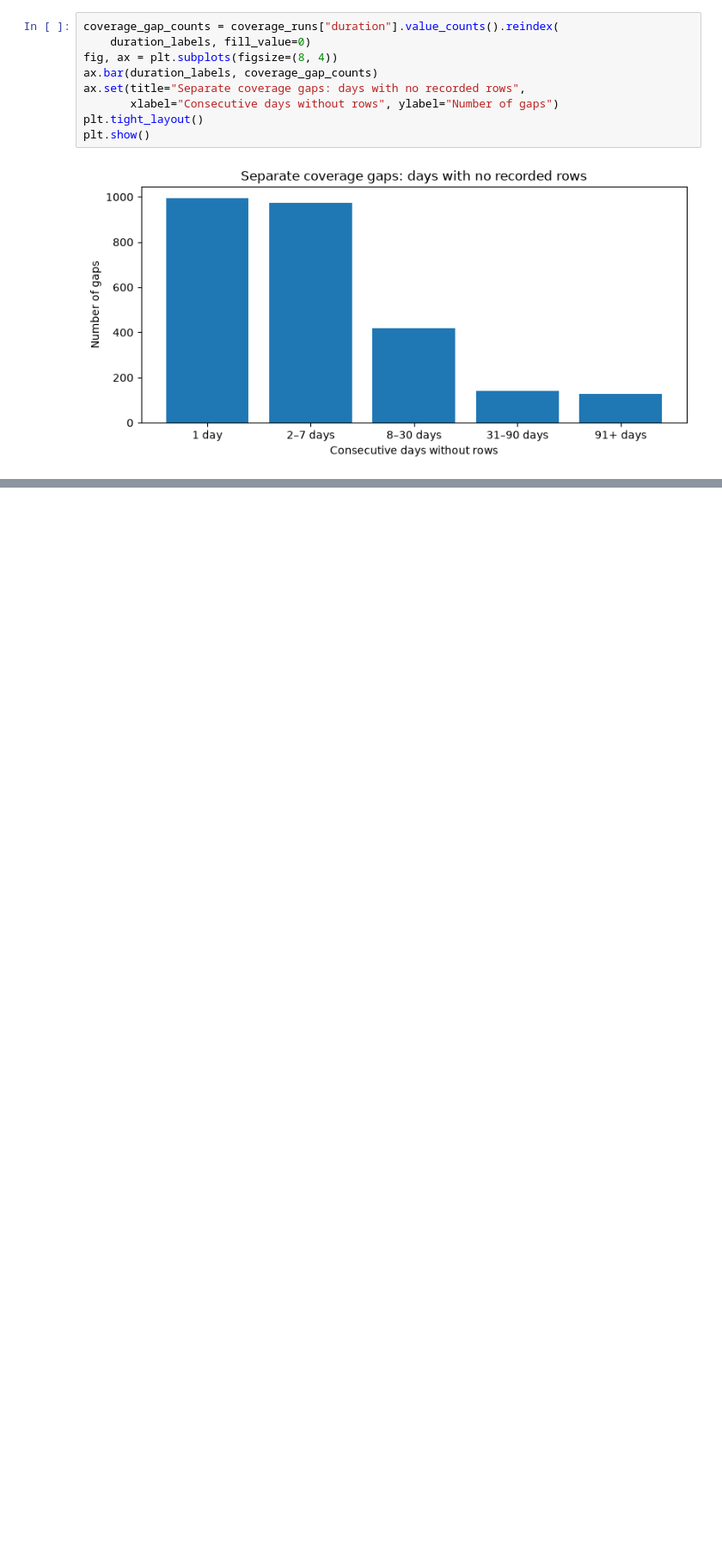
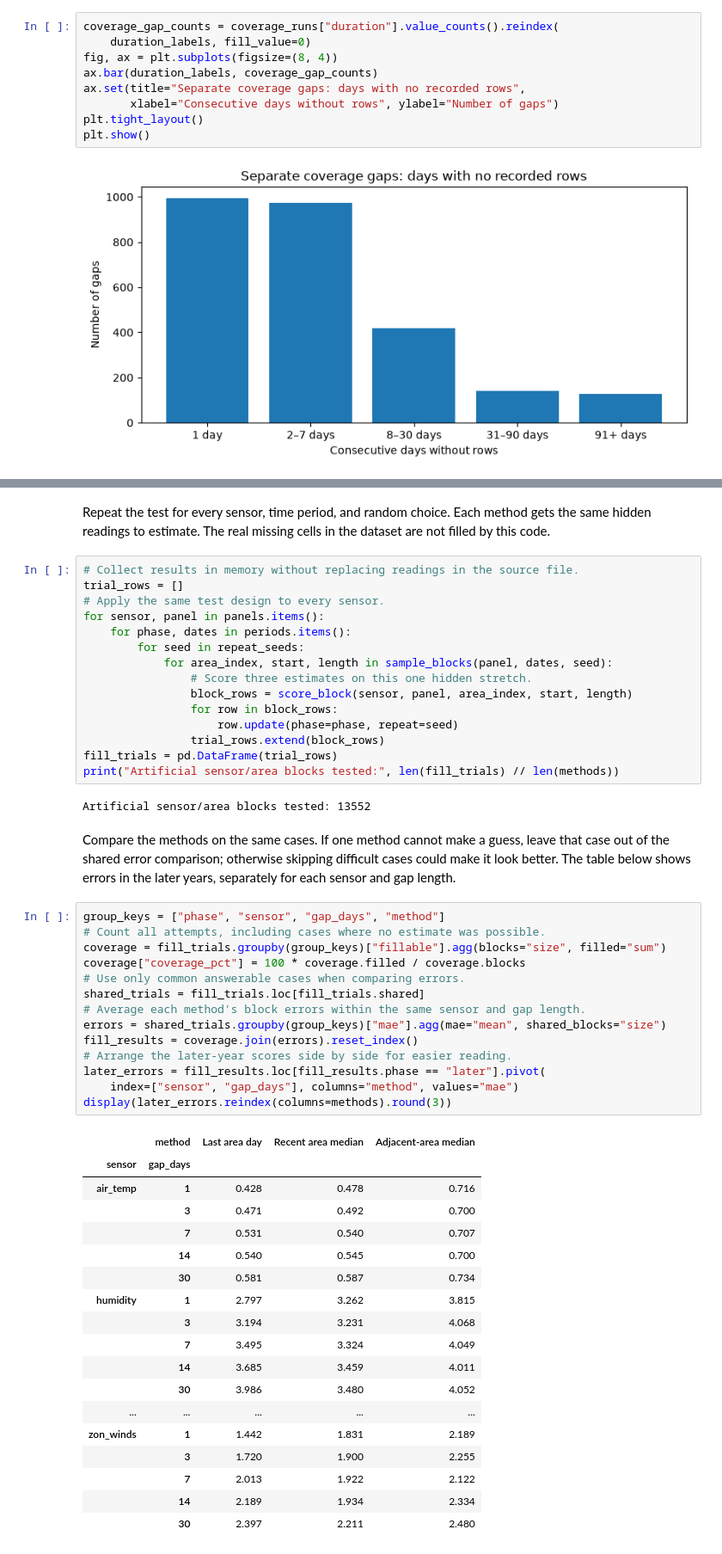
Before and after one commit to Break-Through-Tech/AWS-1B-climate-risk-modeling-for-supply-chain-resiliency, a Jupyter notebook: notebooks/missingness_audit.ipynb, the cells around one changed output, grey strips where cells are left out. Shown at 86% size. Saved outputs shown, nothing was run; the diff lists cells and outputs as text; blank space fills up the shorter version.

```diff
--- a/notebooks/missingness_audit.ipynb
+++ b/notebooks/missingness_audit.ipynb
@@ -338,0 +479,54 @@ The final cleaned CSV must preserve the original column names and order. Any pro
+# %% [markdown]
+Repeat the test for every sensor, time period, and random choice. Each method gets the same hidden readings to estimate. The real missing cells in the dataset are not filled by this code.
+# %%
+# Collect results in memory without replacing readings in the source file.
+trial_rows = []
+# Apply the same test design to every sensor.
+for sensor, panel in panels.items():
+    for phase, dates in periods.items():
+        for seed in repeat_seeds:
+            for area_index, start, length in sample_blocks(panel, dates, seed):
+                # Score three estimates on this one hidden stretch.
+                block_rows = score_block(sensor, panel, area_index, start, length)
+                for row in block_rows:
+                    row.update(phase=phase, repeat=seed)
+                trial_rows.extend(block_rows)
+fill_trials = pd.DataFrame(trial_rows)
+print("Artificial sensor/area blocks tested:", len(fill_trials) // len(methods))
+# %% [output]
+Artificial sensor/area blocks tested: 13552
+# %% [markdown]
+Compare the methods on the same cases. If one method cannot make a guess, leave that case out of the shared error comparison; otherwise skipping difficult cases could make it look better. The table below shows errors in the later years, separately for each sensor and gap length.
+# %%
+group_keys = ["phase", "sensor", "gap_days", "method"]
+# Count all attempts, including cases where no estimate was possible.
+coverage = fill_trials.groupby(group_keys)["fillable"].agg(blocks="size", filled="sum")
+coverage["coverage_pct"] = 100 * coverage.filled / coverage.blocks
+# Use only common answerable cases when comparing errors.
+shared_trials = fill_trials.loc[fill_trials.shared]
+# Average each method's block errors within the same sensor and gap length.
+errors = shared_trials.groupby(group_keys)["mae"].agg(mae="mean", shared_blocks="size")
+fill_results = coverage.join(errors).reset_index()
+# Arrange the later-year scores side by side for easier reading.
+later_errors = fill_results.loc[fill_results.phase == "later"].pivot(
+    index=["sensor", "gap_days"], columns="method", values="mae")
+display(later_errors.reindex(columns=methods).round(3))
+# %% [output]
+|  | method | Last area day | Recent area median | Adjacent-area median |
+| sensor | gap_days |  |  |  |
+| air_temp | 1 | 0.428 | 0.478 | 0.716 |
+|  | 3 | 0.471 | 0.492 | 0.700 |
+|  | 7 | 0.531 | 0.540 | 0.707 |
+|  | 14 | 0.540 | 0.545 | 0.700 |
+|  | 30 | 0.581 | 0.587 | 0.734 |
+| humidity | 1 | 2.797 | 3.262 | 3.815 |
+|  | 3 | 3.194 | 3.231 | 4.068 |
+|  | 7 | 3.495 | 3.324 | 4.049 |
+|  | 14 | 3.685 | 3.459 | 4.011 |
+|  | 30 | 3.986 | 3.480 | 4.052 |
+| ... | ... | ... | ... | ... |
+| zon_winds | 1 | 1.442 | 1.831 | 2.189 |
+|  | 3 | 1.720 | 1.900 | 2.255 |
+|  | 7 | 2.013 | 1.922 | 2.122 |
+|  | 14 | 2.189 | 1.934 | 2.334 |
+|  | 30 | 2.397 | 2.211 | 2.480 |
```
Also changed, not shown: parts of 79 cells of this notebook, 5 other files.
